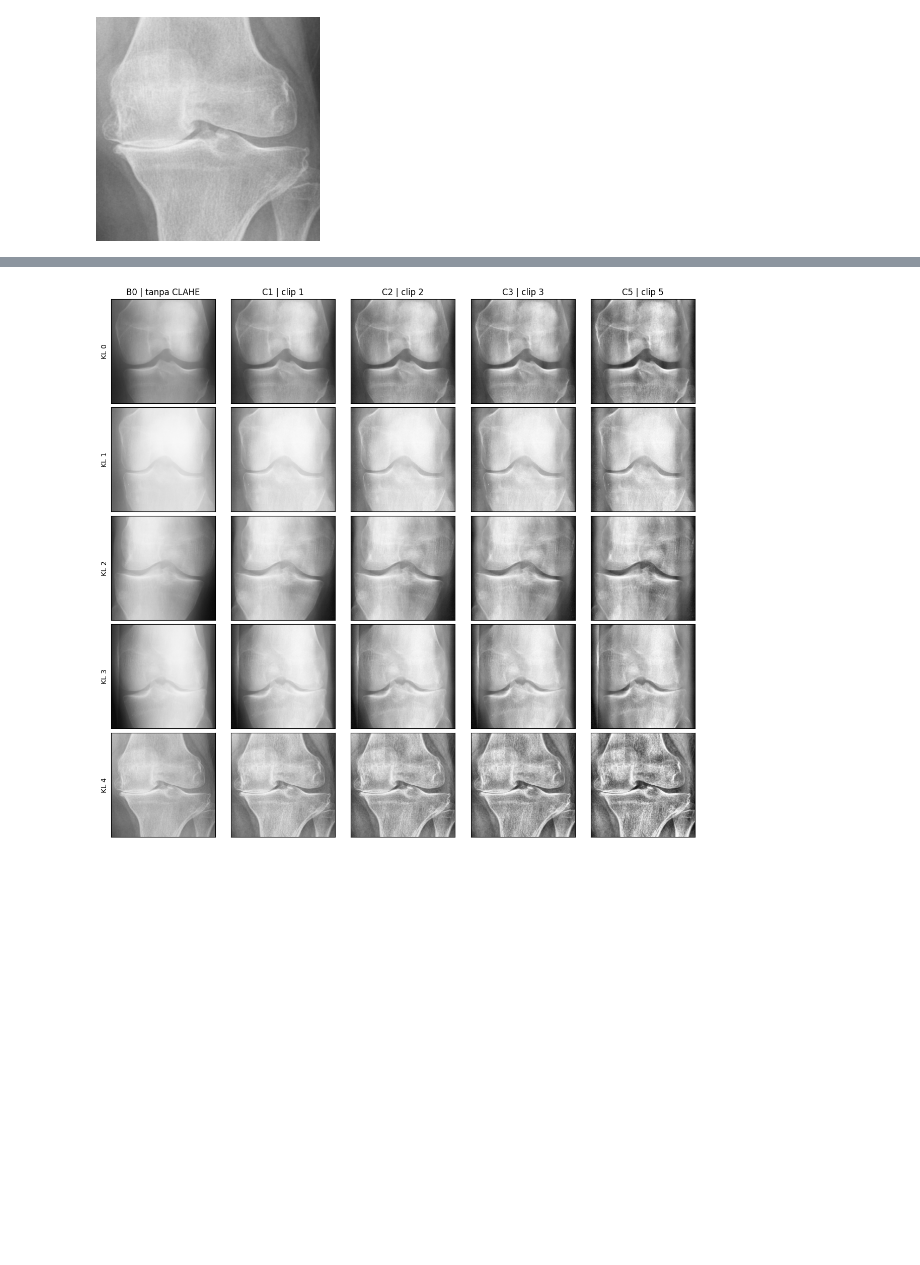
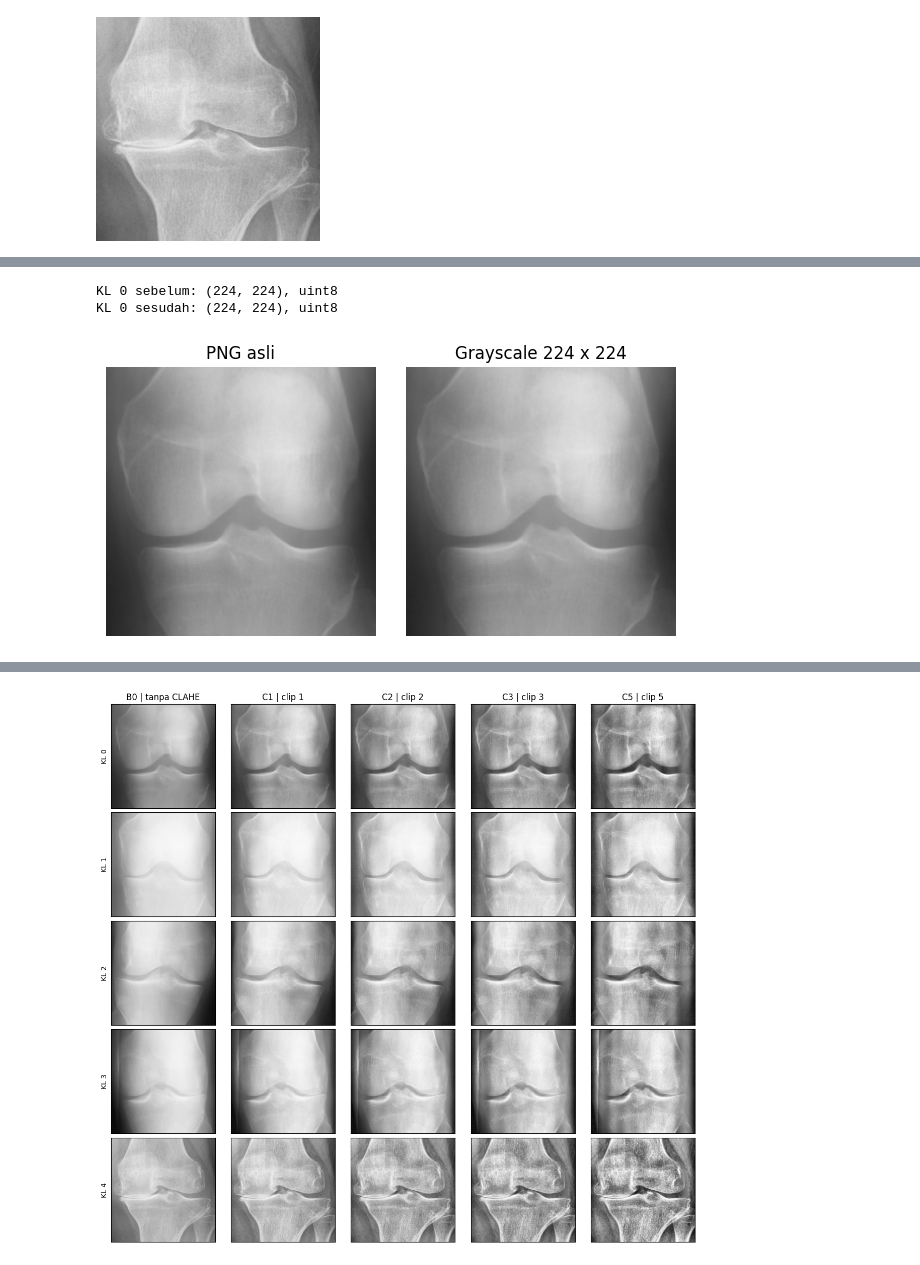
Before and after one commit to 23081010076-oss/pcd, a Jupyter notebook: oa_clahe_research/penelitian_oa_clahe_full_code.ipynb, the cells around one changed output, grey strips where cells are left out. Cells and saved outputs as stored; diff of their text form; code cells hidden in the pictures; blank space fills up the shorter version.

```diff
--- a/oa_clahe_research/penelitian_oa_clahe_full_code.ipynb
+++ b/oa_clahe_research/penelitian_oa_clahe_full_code.ipynb
@@ -91,0 +81,28 @@ def terapkan_clahe(gambar, clip_limit):
+# %%
+def praproses(path):
+    gambar = cv2.imread(str(path), cv2.IMREAD_GRAYSCALE)
+    if gambar is None:
+        raise ValueError(f'Gambar gagal dibaca: {path}')
+    return cv2.resize(gambar, (224, 224), interpolation=cv2.INTER_LINEAR)
+
+
+citra_praproses = [praproses(path) for path in contoh]
+asli = cv2.imread(str(contoh[0]), cv2.IMREAD_UNCHANGED)
+sesudah = citra_praproses[0]
+
+print(f'KL 0 sebelum: {asli.shape}, {asli.dtype}')
+print(f'KL 0 sesudah: {sesudah.shape}, {sesudah.dtype}')
+
+fig, axes = plt.subplots(1, 2, figsize=(6, 3), layout='constrained')
+tampilan_asli = cv2.cvtColor(asli, cv2.COLOR_BGR2RGB) if asli.ndim == 3 else asli
+axes[0].imshow(tampilan_asli, cmap='gray', vmin=0, vmax=255)
+axes[0].set_title('PNG asli')
+axes[1].imshow(sesudah, cmap='gray', vmin=0, vmax=255)
+axes[1].set_title('Grayscale 224 x 224')
+for ax in axes:
+    ax.axis('off')
+plt.show()
+# %% [output]
+KL 0 sebelum: (224, 224), uint8
+KL 0 sesudah: (224, 224), uint8
+[figure, added]
```
Also changed, not shown: parts of 12 cells of this notebook, 1 other file.
